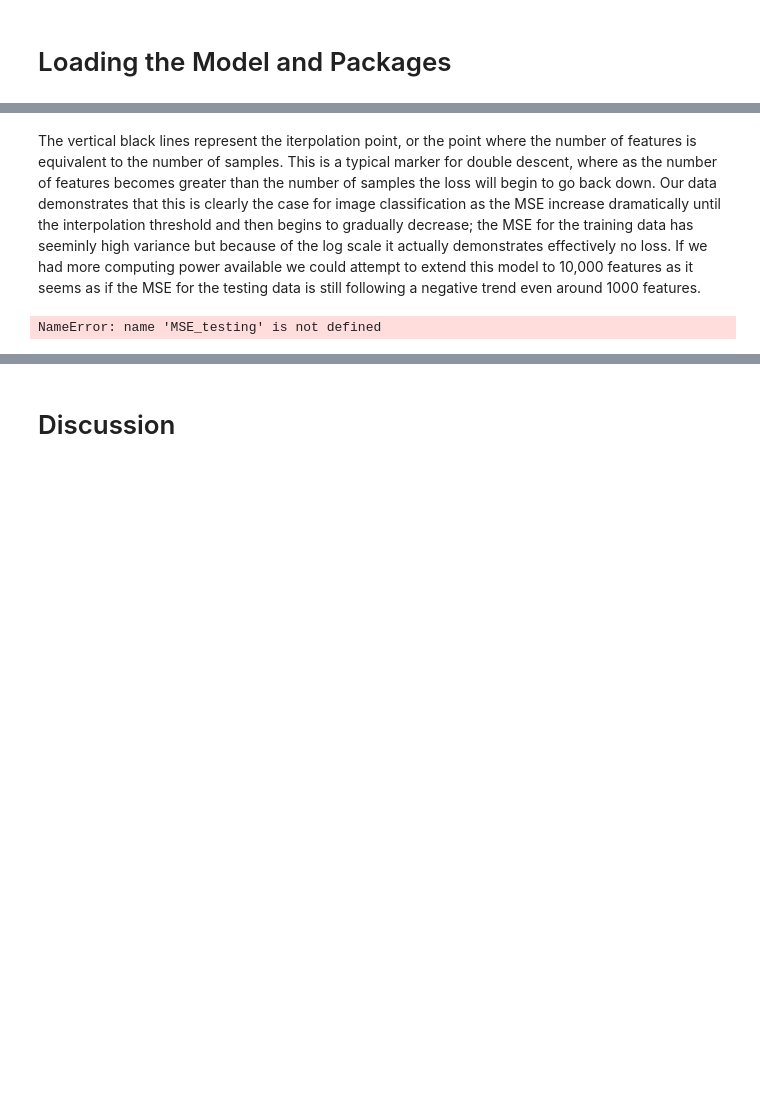
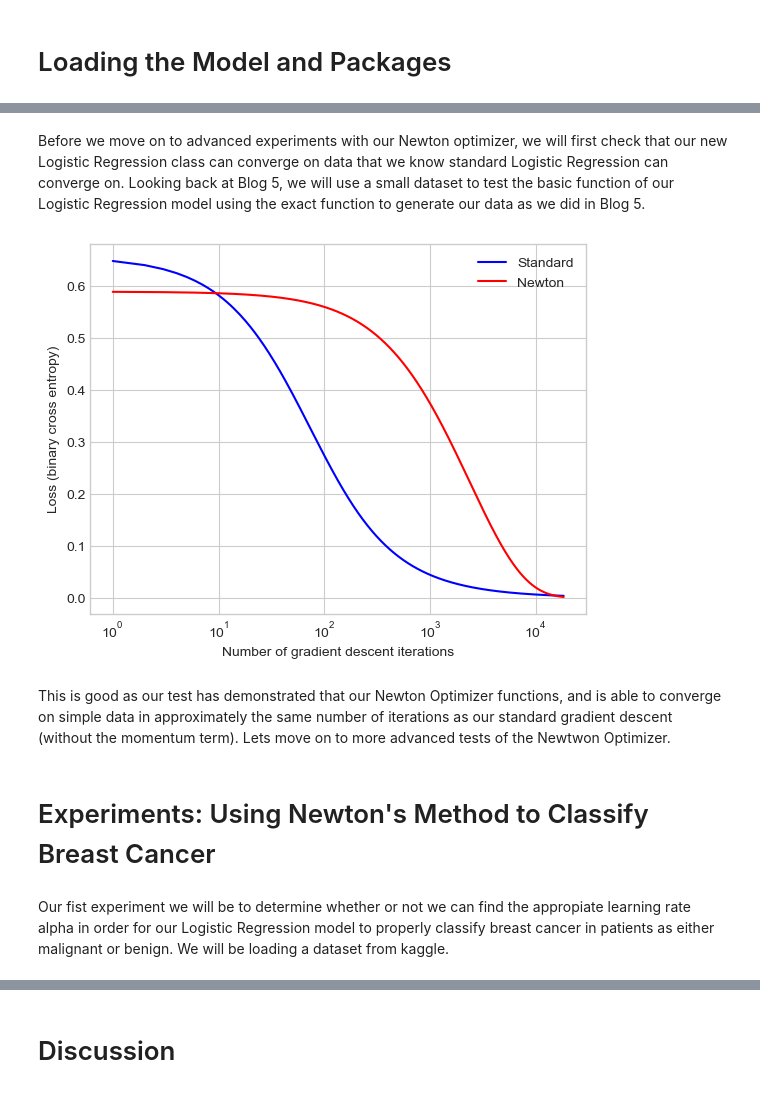
Before and after one commit to Nibsquatch/Nibsquatch.github.io, a Jupyter notebook: posts/Blog 8/index.ipynb, the cells around one changed output, grey strips where cells are left out. Drawn from its saved outputs; the diff is of its cells as text; code cells hidden in the pictures; blank space fills up the shorter version.

```diff
--- a/posts/Blog 8/index.ipynb
+++ b/posts/Blog 8/index.ipynb
@@ -240,10 +32,60 @@ plt.show()
-# %% [markdown]
-The vertical black lines represent the iterpolation point, or the point where the number of features is equivalent to the number of samples. This is a typical marker for double descent, where as the number of features becomes greater than the number of samples the loss will begin to go back down. Our data demonstrates that this is clearly the case for image classification as the MSE increase dramatically until the interpolation threshold and then begins to gradually decrease; the MSE for the training data has seeminly high variance but because of the log scale it actually demonstrates effectively no loss. If we had more computing power available we could attempt to extend this model to 10,000 features as it seems as if the MSE for the testing data is still following a negative trend even around 1000 features.
-# %%
-# print the best number of features to produce the minimum MSE in the testing data
-min_MSE = min(MSE_testing)
-min_features = num_features[MSE_testing.index(min_MSE)]
-
-print("The smallest testing MSE achieved was " + str(min_MSE.item()) + " which occured with " + str(min_features) + " features which occurs far beyond the interpolation point.")
-# %% [output]
-NameError: name 'MSE_testing' is not defined
+# %% [markdown]
+Before we move on to advanced experiments with our Newton optimizer, we will first check that our new Logistic Regression class can converge on data that we know standard Logistic Regression can converge on. Looking back at Blog 5, we will use a small dataset to test the basic function of our Logistic Regression model using the exact function to generate our data as we did in Blog 5.
+# %%
+# define a function to generate random data points
+def classification_data(n_points = 300, noise = 0.2, p_dims = 2):
+
+    y = torch.arange(n_points) >= int(n_points/2)
+    y = 1.0*y
+    X = y[:, None] + torch.normal(0.0, noise, size = (n_points,p_dims))
+    X = torch.cat((X, torch.ones((X.shape[0], 1))), 1)
+
+    return X, y
+
+# generate our test data and convert to float
+X, y = classification_data()
+X, y = torch.tensor(X, dtype = torch.float), torch.tensor(y, dtype = torch.float)
+# %%
+# instantiate our new Logisitic Regression model with a Newton Optimizer and compare it to the Gradient Descent Optimizer
+LR1 = LogisticRegression()
+LR2 = LogisticRegression()
+
+opt1 = GradientDescentOptimizer(LR1)
+opt2 = NewtonOptimizer(LR2)
+
+# for keeping track of loss values
+loss1_vec = []
+loss2_vec = []
+
+# keeps track of mean loss between the two algorithms
+mean_loss = 1
+
+# training loop to iterate through optimization steps
+while (mean_loss > 0):
+
+    # Track loss values (convert tensors to scalars)
+    loss1_vec.append(LR1.loss(X, y))
+    loss2_vec.append(LR2.loss(X, y))
+
+    # Perform optimization step
+    opt1.step(X, y, alpha = 0.1, Beta = 0) # Beta = 0 to skip the momentum term
+    opt2.step(X, y, alpha = 0.1)
+
+    mean_loss = (LR1.loss(X, y) + LR2.loss(X, y)) / 2
+
+# Plot loss over iterations
+plt.plot(range(1, len(loss1_vec) + 1), loss1_vec, color = "blue", label = "Standard")
+plt.plot(range(1, len(loss2_vec) + 1), loss2_vec, color = "red", label = "Newton")
+plt.semilogx()
+plt.xlabel("Number of gradient descent iterations")
+plt.ylabel("Loss (binary cross entropy)")
+plt.legend()
+plt.show()
+# %% [output]
+[figure, added]
+# %% [markdown]
+This is good as our test has demonstrated that our Newton Optimizer functions, and is able to converge on simple data in approximately the same number of iterations as our standard gradient descent (without the momentum term). Lets move on to more advanced tests of the Newtwon Optimizer.
+# %% [markdown]
+# Experiments: Using Newton's Method to Classify Breast Cancer
+# %% [markdown]
+Our fist experiment we will be to determine whether or not we can find the appropiate learning rate alpha in order for our Logistic Regression model to properly classify breast cancer in patients as either malignant or benign. We will be loading a dataset from kaggle.
```
Also changed, not shown: parts of 26 cells of this notebook, 12 other files.
